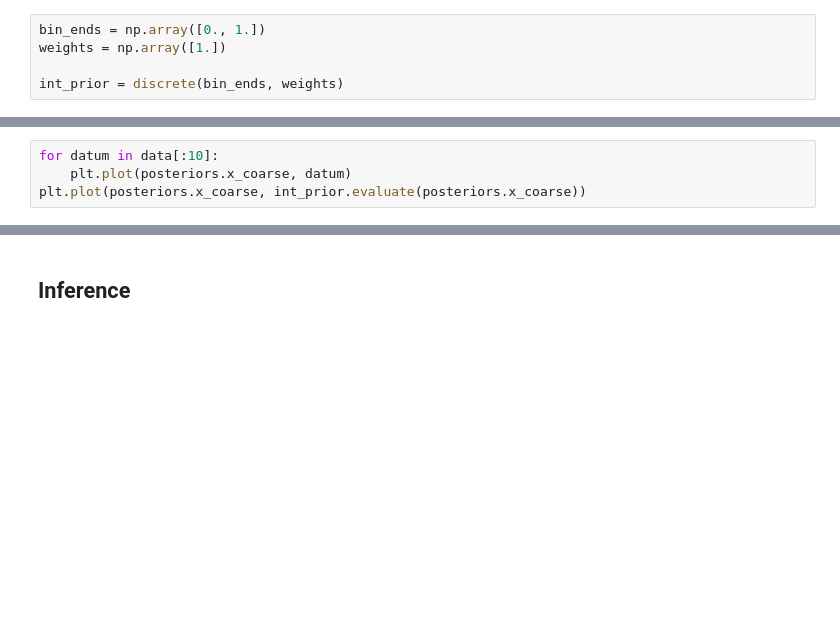
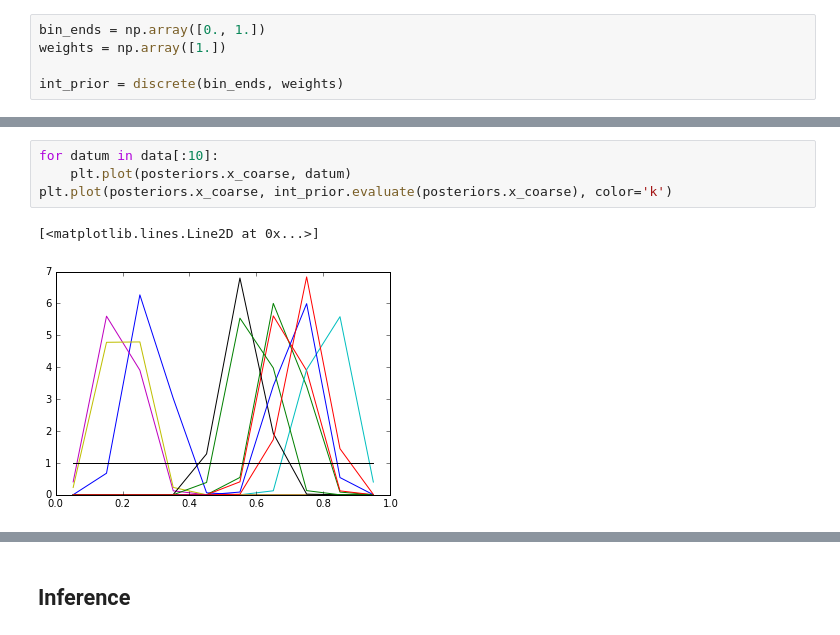
Before and after one commit to hoyleb/chippr, a Jupyter notebook: docs/notebooks/demo2.ipynb, the cells around one changed output, grey strips where cells are left out. Saved outputs shown, nothing was run; the diff lists cells and outputs as text; blank space fills up the shorter version.

```diff
--- a/docs/notebooks/demo2.ipynb
+++ b/docs/notebooks/demo2.ipynb
@@ -48,7 +82,10 @@ print(np.shape(np.sum(data, axis=0)))
 # %%
 for datum in data[:10]:
     plt.plot(posteriors.x_coarse, datum)
-plt.plot(posteriors.x_coarse, int_prior.evaluate(posteriors.x_coarse))
+plt.plot(posteriors.x_coarse, int_prior.evaluate(posteriors.x_coarse), color='k')
+# %% [output]
+[<matplotlib.lines.Line2D at 0x...>]
+[figure, added]
 # %%
 for n, z in enumerate(data[:10]):
     plt.plot(posteriors.x_coarse, data[n], 'ko')
```
Also changed, not shown: parts of 11 cells of this notebook, 1 other file.
